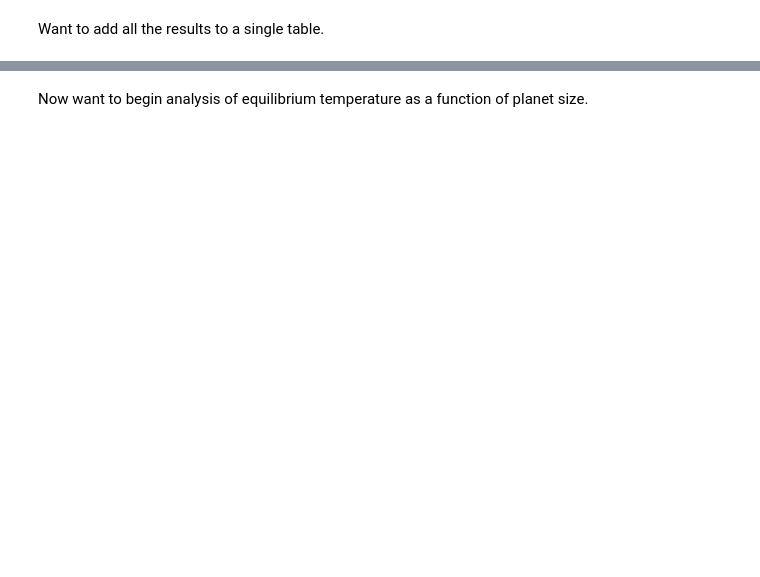
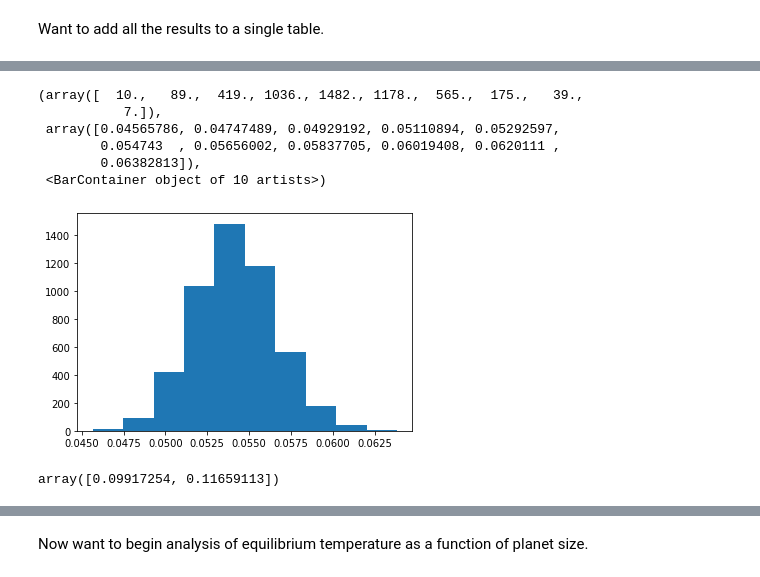
Before and after one commit to jbravo87/blog-projects, a Jupyter notebook: exoplanet_data_notebook.ipynb, the cells around one changed output, grey strips where cells are left out. Saved outputs shown, nothing was run; the diff lists cells and outputs as text; code cells hidden in the pictures; blank space fills up the shorter version.

```diff
--- a/exoplanet_data_notebook.ipynb
+++ b/exoplanet_data_notebook.ipynb
@@ -672,0 +726,10 @@ KeyboardInterrupt:
+# %%
+plt.hist(a2)
+# %% [output]
+(array([  10.,   89.,  419., 1036., 1482., 1178.,  565.,  175.,   39.,
+           7.]),
+ array([0.04565786, 0.04747489, 0.04929192, 0.05110894, 0.05292597,
+        0.054743  , 0.05656002, 0.05837705, 0.06019408, 0.0620111 ,
+        0.06382813]),
+ <BarContainer object of 10 artists>)
+[figure, added]
@@ -672,0 +738,4 @@ KeyboardInterrupt:
+# %%
+b3
+# %% [output]
+array([0.09917254, 0.11659113])
```
Also changed, not shown: parts of 71 cells of this notebook.
